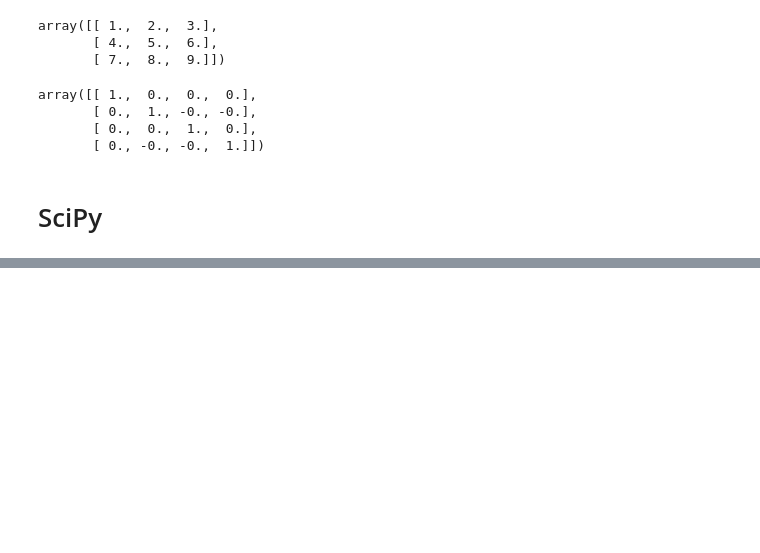
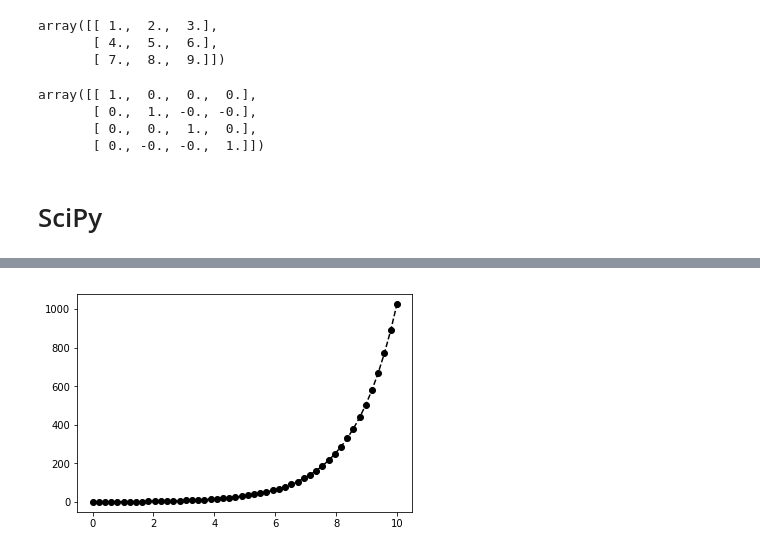
Before and after one commit to torosov/PythonML, a Jupyter notebook: libraries.ipynb, the cells around one changed output, grey strips where cells are left out. Drawn from its saved outputs; the diff is of its cells as text; code cells hidden in the pictures; blank space fills up the shorter version.

```diff
--- a/libraries.ipynb
+++ b/libraries.ipynb
@@ -229,0 +379,5 @@ array([[ 1.,  0.,  0.,  0.],
+# %%
+plt.figure(figsize=(6, 4))
+plt.plot(xs, ys, 'ko--');
+# %% [output]
+[figure, added]
```
Also changed, not shown: parts of 34 cells of this notebook.
